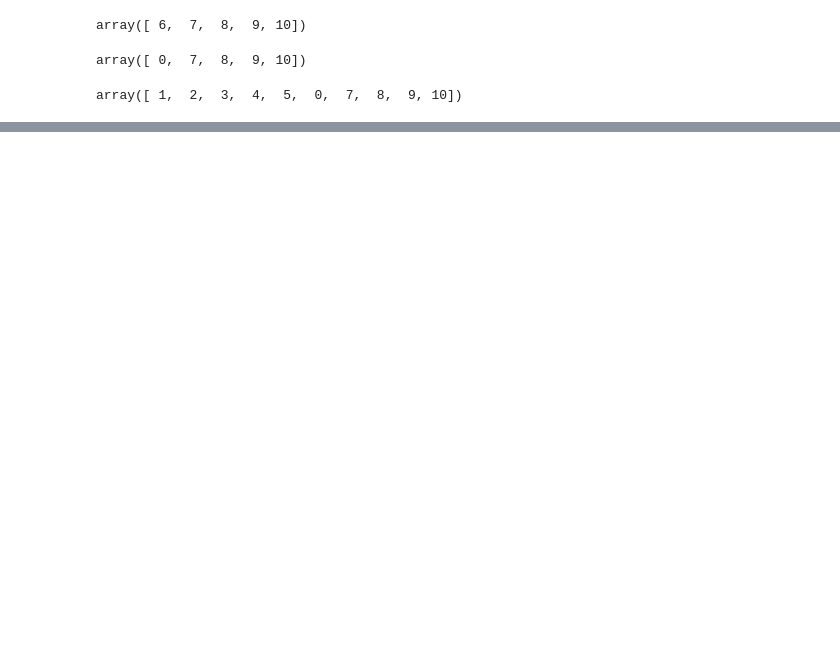
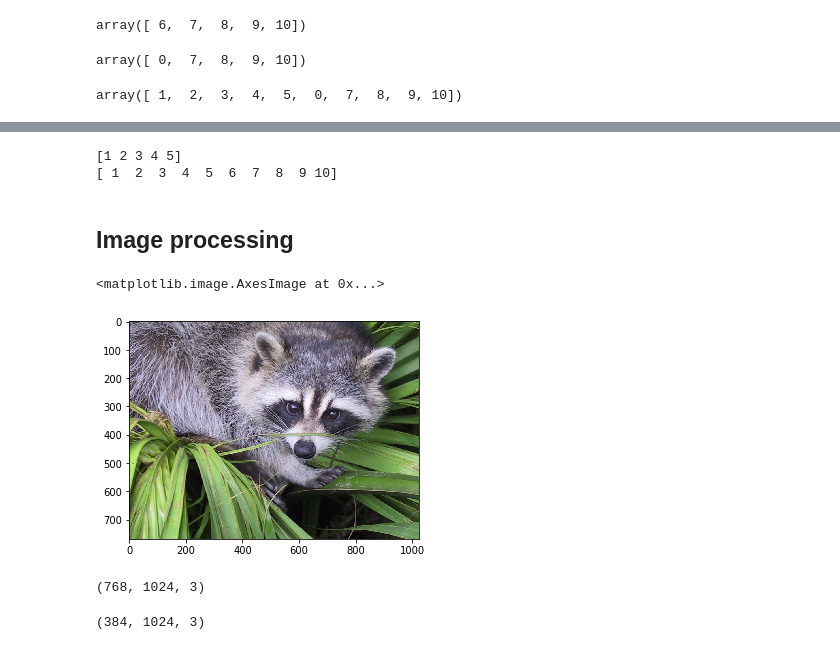
Before and after one commit to srikanth-neelam/DS_21_MAR_2019, a Jupyter notebook: NumPyDemo.ipynb, the cells around one changed output, grey strips where cells are left out. Saved outputs shown, nothing was run; the diff lists cells and outputs as text; code cells hidden in the pictures; blank space fills up the shorter version.

```diff
--- a/NumPyDemo.ipynb
+++ b/NumPyDemo.ipynb
@@ -297,0 +300,8 @@ np.hsplit
+# %%
+a1 = np.arange(1,6)
+a2 = np.arange(1,11)
+print(a1)
+print(a2)
+# %% [output]
+[1 2 3 4 5]
+[ 1  2  3  4  5  6  7  8  9 10]
@@ -297,0 +311,2 @@ np.hsplit
+# %% [markdown]
+## Image processing
@@ -297,0 +317,11 @@ np.hsplit
+# %%
+ra = misc.face()
+# %%
+plt.imshow(ra)
+# %% [output]
+<matplotlib.image.AxesImage at 0x...>
+[figure, added]
+# %%
+ra.shape
+# %% [output]
+(768, 1024, 3)
@@ -297,0 +330,4 @@ np.hsplit
+# %%
+p1.shape
+# %% [output]
+(384, 1024, 3)
```
Also changed, not shown: parts of 38 cells of this notebook, 2 other files.
